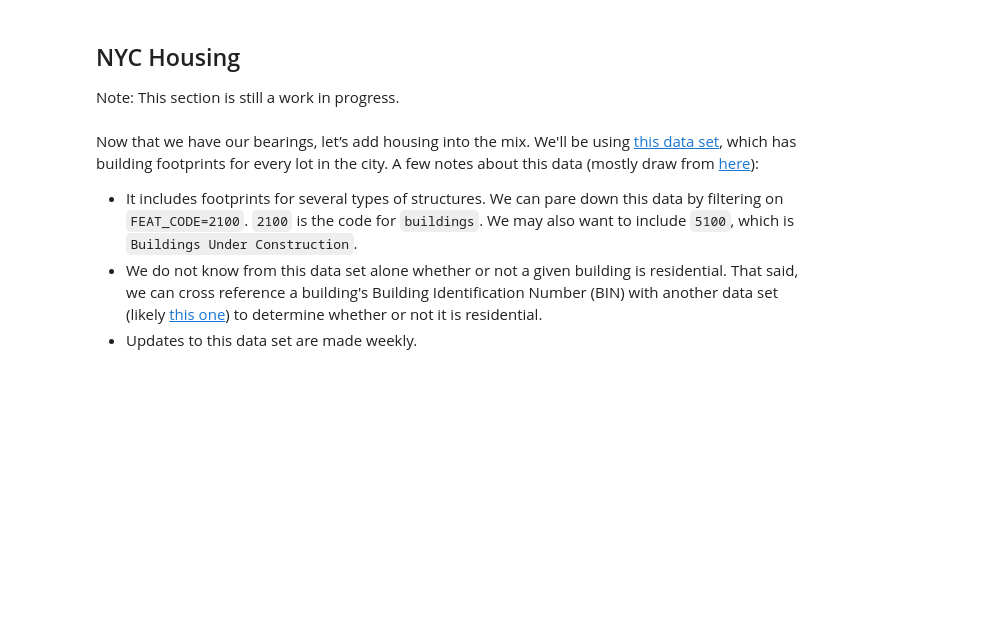
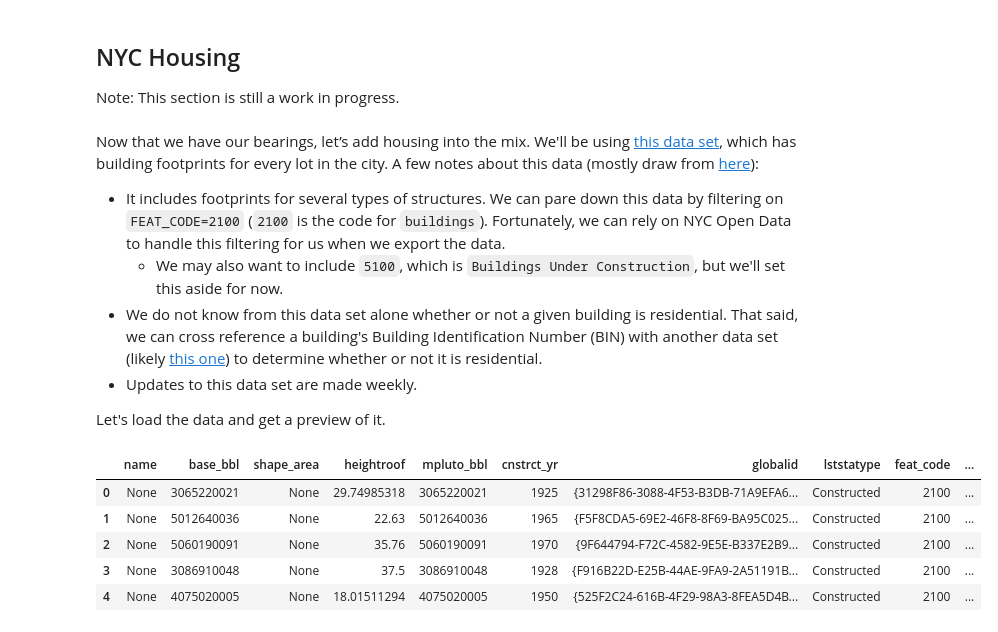
Before and after one commit to lnagle/nyc-at-risk-housing, a Jupyter notebook: index.ipynb, the cells around one changed output. Drawn from its saved outputs; the diff is of its cells as text; code cells hidden in the pictures; blank space fills up the shorter version.

Commit message:
Add conditional logic and context for loading footprint data

```diff
--- a/index.ipynb
+++ b/index.ipynb
@@ -99,6 +99,9 @@ Note: This section is still a work in progress.
 # %% [markdown]
 Now that we have our bearings, let’s add housing into the mix. We'll be using [this data set](https://data.cityofnewyork.us/Housing-Development/Building-Footprints/nqwf-w8eh), which has building footprints for every lot in the city. A few notes about this data (mostly draw from [here](https://github.com/CityOfNewYork/nyc-geo-metadata/blob/main/Metadata/Metadata_BuildingFootprints.md)):
 
-- It includes footprints for several types of structures. We can pare down this data by filtering on `FEAT_CODE=2100`. `2100` is the code for `buildings`. We may also want to include `5100`, which is `Buildings Under Construction`.
+- It includes footprints for several types of structures. We can pare down this data by filtering on `FEAT_CODE=2100` (`2100` is the code for `buildings`). Fortunately, we can rely on NYC Open Data to handle this filtering for us when we export the data.
+  - We may also want to include `5100`, which is `Buildings Under Construction`, but we'll set this aside for now.
 - We do not know from this data set alone whether or not a given building is residential. That said, we can cross reference a building's Building Identification Number (BIN) with another data set (likely [this one](https://www.nyc.gov/site/planning/data-maps/open-data/dwn-housing-database.page)) to determine whether or not it is residential.
 - Updates to this data set are made weekly.
+
+Let's load the data and get a preview of it.
@@ -108,0 +108,17 @@ building_footprints.head()
+# %%
+try:
+  # Load from file if present. The file is included in .gitignore due to its size.
+  building_footprints = geopandas.read_file('rawData/buildingFootprints.geojson')
+except:
+  print('local file not found. Reading from data source url.')
+  url = 'https://data.cityofnewyork.us/api/geospatial/qb5r-6dgf?method=export&format=GeoJSON'
+  building_footprints = geopandas.read_file(url)
+
+building_footprints.head()
+# %% [output]
+|  | name | base_bbl | shape_area | heightroof | mpluto_bbl | cnstrct_yr | globalid | lststatype | feat_code | ... |
+| 0 | None | 3065220021 | None | 29.74985318 | 3065220021 | 1925 | {31298F86-3088-4F53-B3DB-71A9EFA6... | Constructed | 2100 | ... |
+| 1 | None | 5012640036 | None | 22.63 | 5012640036 | 1965 | {F5F8CDA5-69E2-46F8-8F69-BA95C025... | Constructed | 2100 | ... |
+| 2 | None | 5060190091 | None | 35.76 | 5060190091 | 1970 | {9F644794-F72C-4582-9E5E-B337E2B9... | Constructed | 2100 | ... |
+| 3 | None | 3086910048 | None | 37.5 | 3086910048 | 1928 | {F916B22D-E25B-44AE-9FA9-2A51191B... | Constructed | 2100 | ... |
+| 4 | None | 4075020005 | None | 18.01511294 | 4075020005 | 1950 | {525F2C24-616B-4F29-98A3-8FEA5D4B... | Constructed | 2100 | ... |
```
Also changed, not shown: parts of 1 cell of this notebook, 1 other file.
